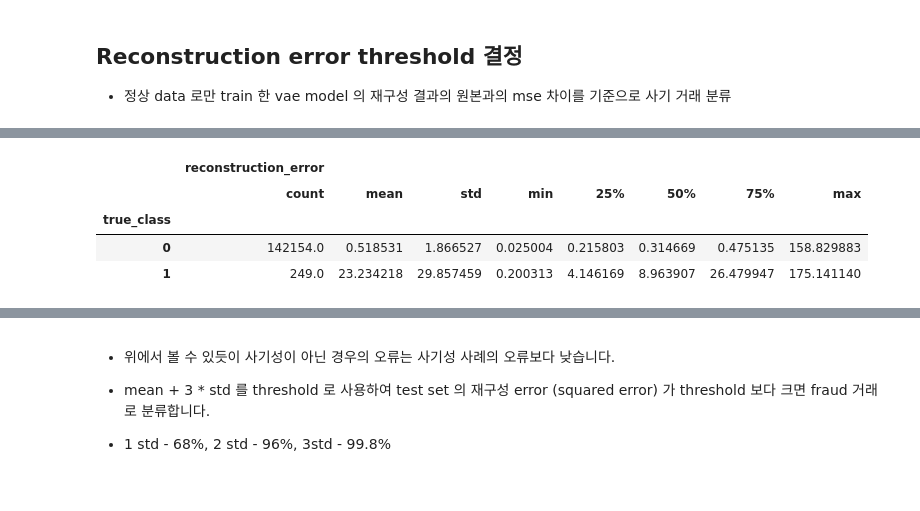
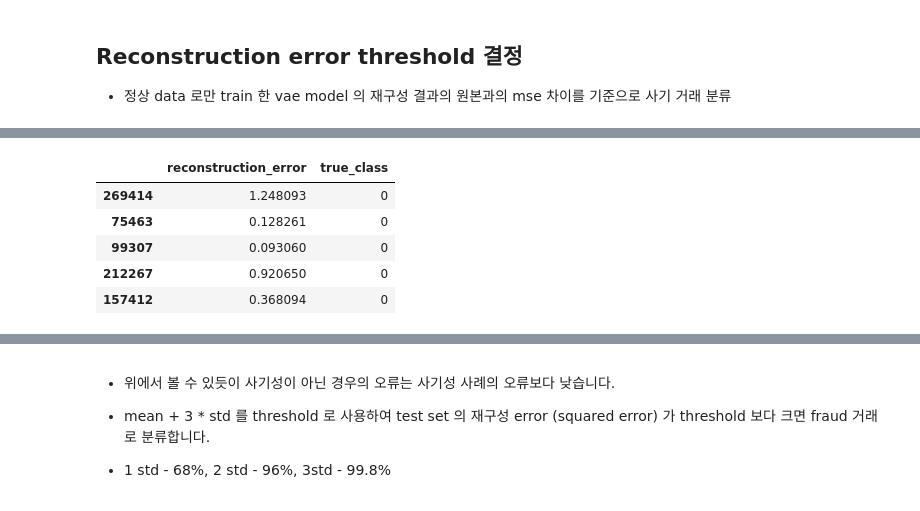
Before and after one commit to ironmanciti/Infran_Anomaly_Detection, a Jupyter notebook: 160_autoencoder_reconstruction_error.ipynb, the cells around one changed output, grey strips where cells are left out. Drawn from its saved outputs; the diff is of its cells as text; code cells hidden in the pictures.

```diff
--- a/160_autoencoder_reconstruction_error.ipynb
+++ b/160_autoencoder_reconstruction_error.ipynb
@@ -261,9 +320,13 @@ error_df.head()
-# %%
-desc = error_df.groupby('true_class').describe()
-desc
-# %% [output]
-|  | reconstruction_error |  |  |  |  |  |  |  |
-|  | count | mean | std | min | 25% | 50% | 75% | max |
-| true_class |  |  |  |  |  |  |  |  |
-| 0 | 142154.0 | 0.518531 | 1.866527 | 0.025004 | 0.215803 | 0.314669 | 0.475135 | 158.829883 |
-| 1 | 249.0 | 23.234218 | 29.857459 | 0.200313 | 4.146169 | 8.963907 | 26.479947 | 175.141140 |
+# %%
+# 오토인코더 모델을 사용하여 X_train 데이터에 대한 예측을 수행합니다.
+predictions = autoencoder_normal.predict(X_train)
+
+# 원본 데이터(X_train)와 예측된 데이터(predictions) 간의 MSE(Mean Squared Error)를 계산합니다.
+# np.power(X_train - predictions, 2)은 원본 데이터와 예측된 데이터의 차이를 제곱합니다.
+# np.mean(..., axis=1)은 각 샘플에 대해 제곱 차이의 평균을 계산합니다.
+mse = np.mean(np.power(X_train - predictions, 2), axis=1)
+
+# 재구성 오차와 실제 클래스를 포함하는 데이터프레임을 생성합니다.
+error_df = pd.DataFrame({'reconstruction_error': mse, 'true_class': y_train})
+error_df.head()
+# %% [output]
@@ -269,0 +334,6 @@ desc
+|  | reconstruction_error | true_class |
+| 269414 | 1.248093 | 0 |
+| 75463 | 0.128261 | 0 |
+| 99307 | 0.093060 | 0 |
+| 212267 | 0.920650 | 0 |
+| 157412 | 0.368094 | 0 |
```
Also changed, not shown: parts of 28 cells of this notebook, 15 other files.
